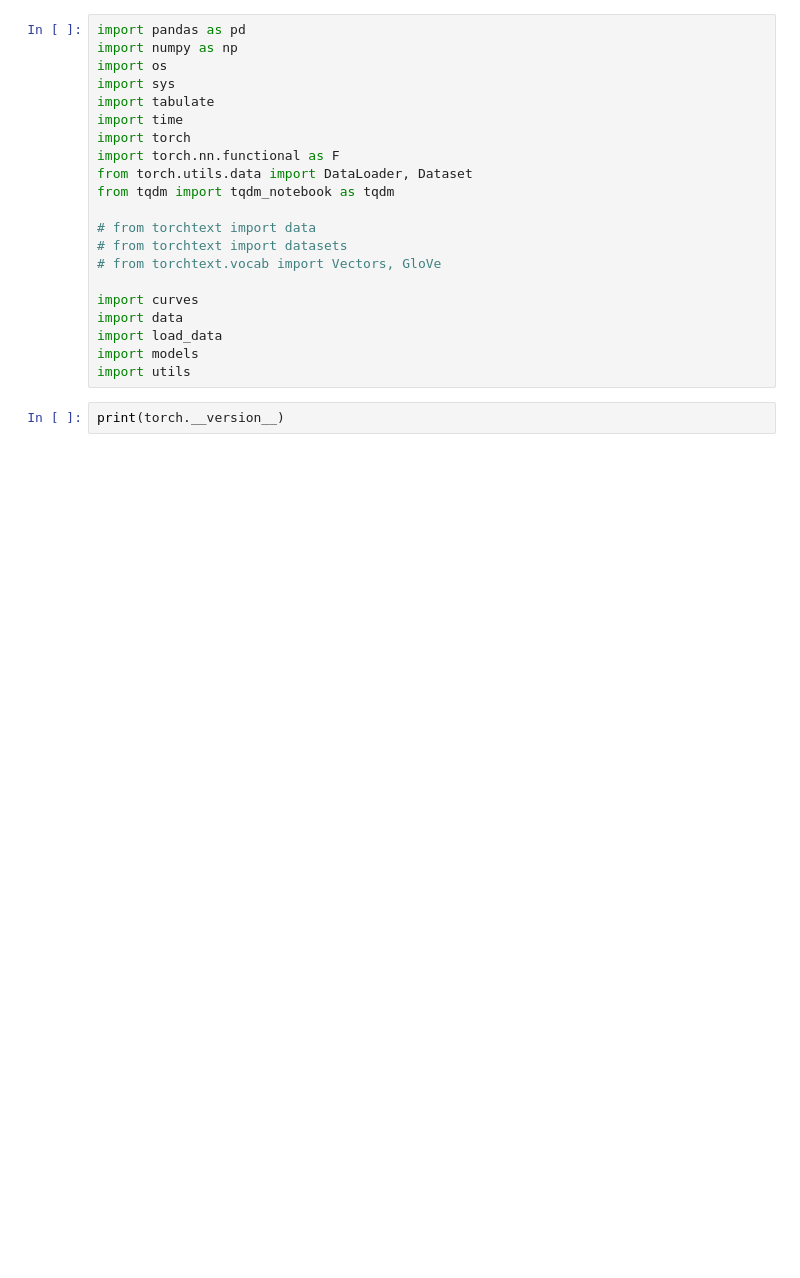
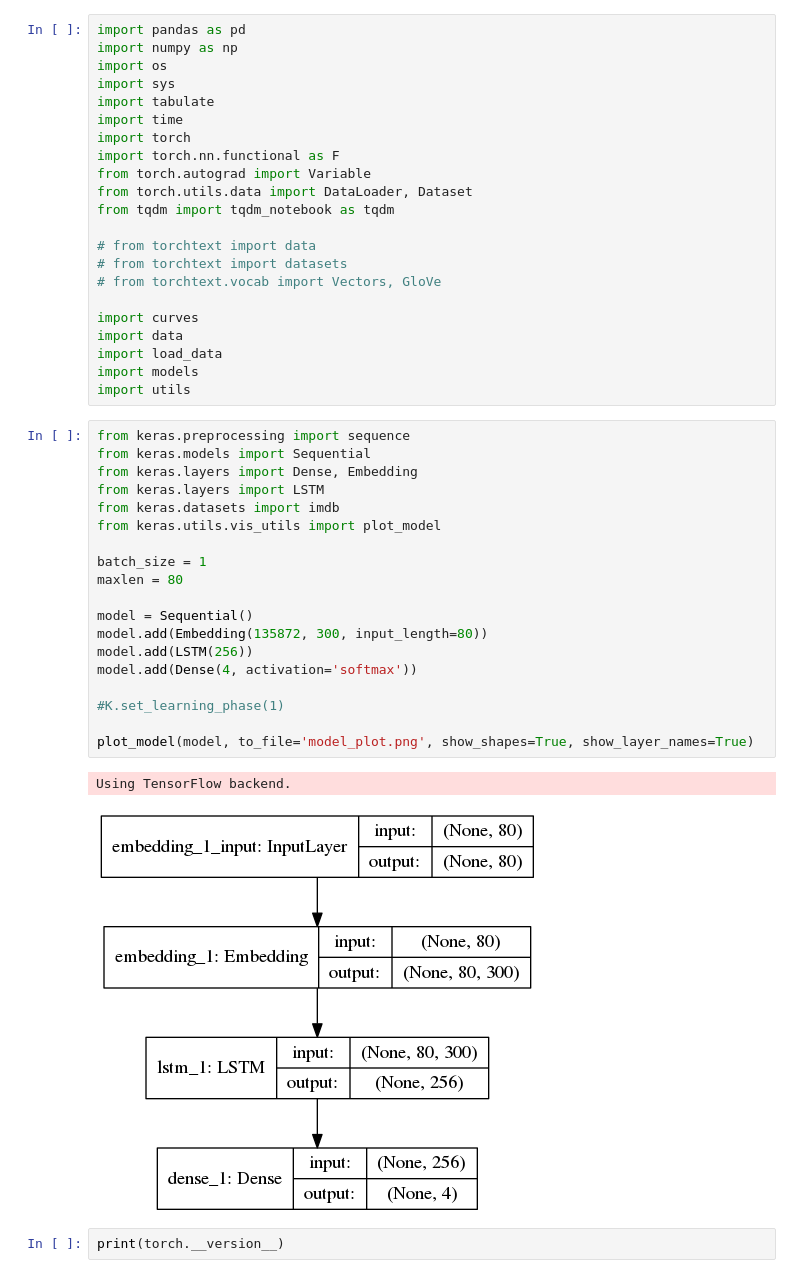
Before and after one commit to hakobtam/dnn-mode-connectivity, a Jupyter notebook: Train_model.ipynb, the cells around one changed output. Saved outputs shown, nothing was run; the diff lists cells and outputs as text; blank space fills up the shorter version.

```diff
--- a/Train_model.ipynb
+++ b/Train_model.ipynb
@@ -7,6 +7,7 @@ import tabulate
 import time
 import torch
 import torch.nn.functional as F
+from torch.autograd import Variable
 from torch.utils.data import DataLoader, Dataset
 from tqdm import tqdm_notebook as tqdm
 
@@ -19,6 +20,28 @@ import data
 import load_data
 import models
 import utils
+# %%
+from keras.preprocessing import sequence
+from keras.models import Sequential
+from keras.layers import Dense, Embedding
+from keras.layers import LSTM
+from keras.datasets import imdb
+from keras.utils.vis_utils import plot_model
+
+batch_size = 1
+maxlen = 80
+
+model = Sequential()
+model.add(Embedding(135872, 300, input_length=80))
+model.add(LSTM(256))
+model.add(Dense(4, activation='softmax'))
+
+#K.set_learning_phase(1)
+
+plot_model(model, to_file='model_plot.png', show_shapes=True, show_layer_names=True)
+# %% [output]
+Using TensorFlow backend.
+[figure, added]
 # %%
 print(torch.__version__)
 # %% [output]
```
Also changed, not shown: parts of 7 cells of this notebook, 15 other files.
